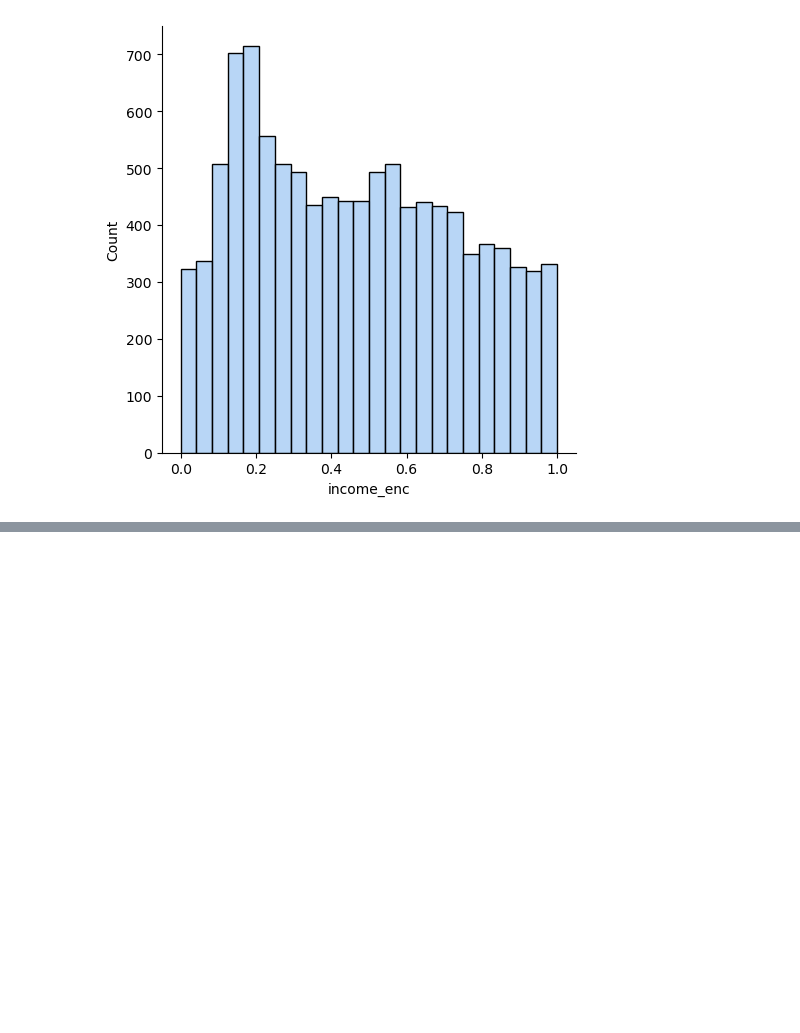
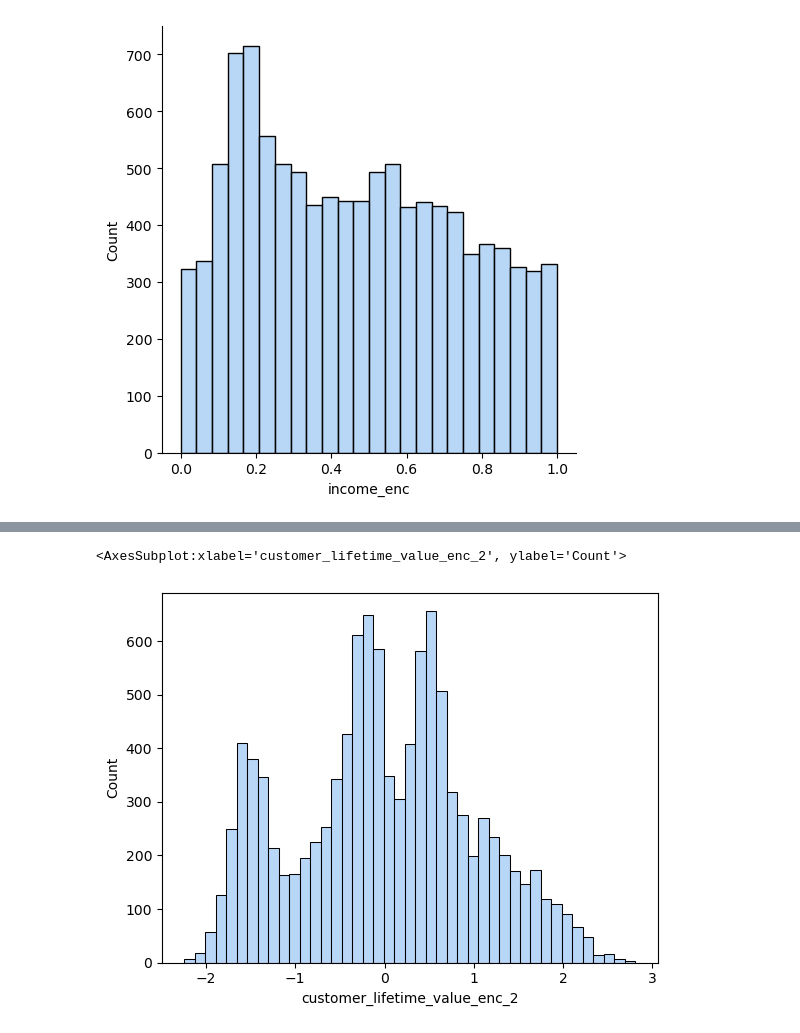
Before and after one commit to joras132/Labs_Jorge, a Jupyter notebook: Week4/10.04.2023_Monday/Data_Transformation_and_processing .ipynb, the cells around one changed output, grey strips where cells are left out. Cells and saved outputs as stored; diff of their text form; code cells hidden in the pictures; blank space fills up the shorter version.

```diff
--- a/Week4/10.04.2023_Monday/Data_Transformation_and_processing .ipynb
+++ b/Week4/10.04.2023_Monday/Data_Transformation_and_processing .ipynb
@@ -226,0 +236,9 @@ sns.displot(numerical['income_enc'])
+# %%
+#Powertransformer with box-cox
+pt=PowerTransformer(method='box-cox')
+pt.fit(numerical['customer_lifetime_value'].to_numpy().reshape(-1,1))
+numerical['customer_lifetime_value_enc_2']=pt.transform(numerical['customer_lifetime_value'].to_numpy().reshape(-1,1))
+sns.histplot(numerical['customer_lifetime_value_enc_2'])
+# %% [output]
+<AxesSubplot:xlabel='customer_lifetime_value_enc_2', ylabel='Count'>
+[figure, added]
```
Also changed, not shown: parts of 5 cells of this notebook.
